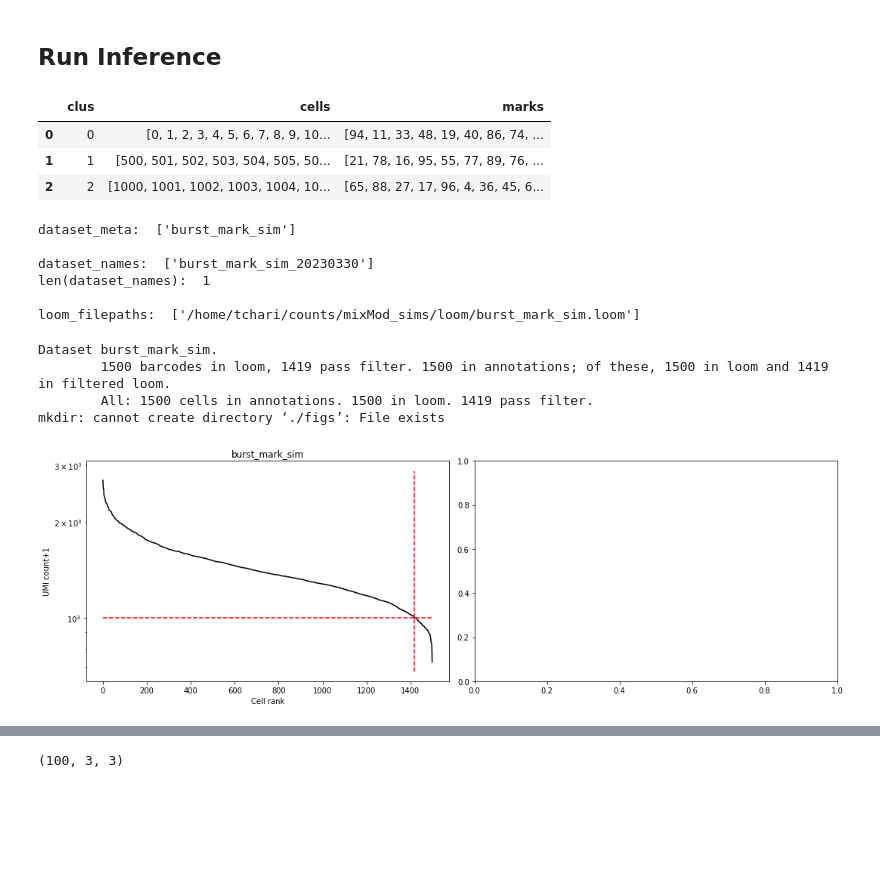
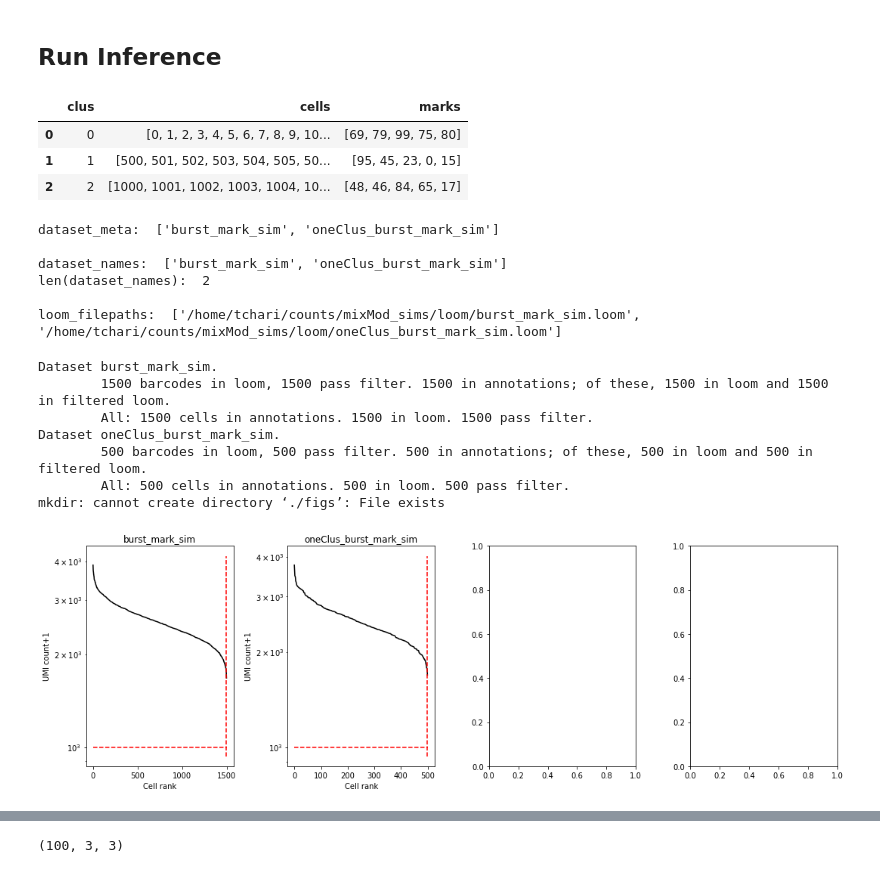
Before and after one commit to tarachari3/perturbCME, a Jupyter notebook: notebooks/20230330_mixModSimTests_Monod.ipynb, the cells around one changed output, grey strips where cells are left out. Saved outputs shown, nothing was run; the diff lists cells and outputs as text; code cells hidden in the pictures; blank space fills up the shorter version.

```diff
--- a/notebooks/20230330_mixModSimTests_Monod.ipynb
+++ b/notebooks/20230330_mixModSimTests_Monod.ipynb
@@ -129,7 +103,7 @@ n_cells = 500
 clus = 3
 # %%
 n_genes = 100
-num_marks = 10
+num_marks = 5
 # %%
 transcriptome = pd.read_csv('/home/tchari/perturbCME/notebooks/gg_200525_genome_polyA_cum_3',delim_whitespace=True,header = None)
 transcriptome.head()
@@ -227,3 +272,26 @@ retAdata = anndata.AnnData(
 retAdata.write_loom(fname)
 # %% [output]
 Making Loom
+# %%
+#Make loom with just one cluster, for comparing to Monod fits
+out_path = '/home/tchari/counts/mixMod_sims/loom/'
+U = all_counts[0:n_cells,:,0]
+S = all_counts[0:n_cells,:,1]
+geneNames = names_sub
+bs = [str(i) for i in range(n_cells)]
+
+fname = out_path+'oneClus_burst_mark_sim.loom'
+
+print('Making Loom')
+#Make loom of U/S
+retAdata = anndata.AnnData(
+			X=sparse.csr_matrix(S),
+			layers={
+				'spliced': sparse.csr_matrix(S),
+				'unspliced': sparse.csr_matrix(U),
+			},
+			obs=pd.DataFrame({'barcode': np.array(bs)},index=np.array(bs)),
+			var=pd.DataFrame({'gene_name': geneNames},index=geneNames)
+		)
+
+retAdata.write_loom(fname)
@@ -305,23 +347,23 @@ true['marks'] = true_marks
 true.head()
 # %% [output]
 |  | clus | cells | marks |
-| 0 | 0 | [0, 1, 2, 3, 4, 5, 6, 7, 8, 9, 10... | [94, 11, 33, 48, 19, 40, 86, 74, ... |
-| 1 | 1 | [500, 501, 502, 503, 504, 505, 50... | [21, 78, 16, 95, 55, 77, 89, 76, ... |
-| 2 | 2 | [1000, 1001, 1002, 1003, 1004, 10... | [65, 88, 27, 17, 96, 4, 36, 45, 6... |
+| 0 | 0 | [0, 1, 2, 3, 4, 5, 6, 7, 8, 9, 10... | [69, 79, 99, 75, 80] |
+| 1 | 1 | [500, 501, 502, 503, 504, 505, 50... | [95, 45, 23, 0, 15] |
+| 2 | 2 | [1000, 1001, 1002, 1003, 1004, 10... | [48, 46, 84, 65, 17] |
 # %%
-dataset_meta = ['burst_mark_sim']
+dataset_meta = ['burst_mark_sim','oneClus_burst_mark_sim']
 print('dataset_meta: ', dataset_meta)
 print()
 
 
 
 cluster_names = []
-dataset_names = ['burst_mark_sim_'+'20230330']   #To save
+dataset_names = ['burst_mark_sim','oneClus_burst_mark_sim']   #To save
 print('dataset_names: ', dataset_names)
 print('len(dataset_names): ',len(dataset_names))
 print()
 
-raw_data_locations = ['burst_mark_sim']
+raw_data_locations = ['burst_mark_sim','oneClus_burst_mark_sim']
 transcriptome_filepath = '/home/tchari/perturbCME/notebooks/gg_200525_genome_polyA_cum_3'
 
 spliced_layer = 'spliced'
@@ -336,14 +378,14 @@ print('loom_filepaths: ',loom_filepaths)
 
 n_datasets = len(loom_filepaths)
 # %% [output]
-dataset_meta:  ['burst_mark_sim']
+dataset_meta:  ['burst_mark_sim', 'oneClus_burst_mark_sim']
 
-dataset_names:  ['burst_mark_sim_20230330']
-len(dataset_names):  1
+dataset_names:  ['burst_mark_sim', 'oneClus_burst_mark_sim']
+len(dataset_names):  2
 
-loom_filepaths:  ['/home/tchari/counts/mixMod_sims/loom/burst_mark_sim.loom']
+loom_filepaths:  ['/home/tchari/counts/mixMod_sims/loom/burst_mark_sim.loom', '/home/tchari/counts/mixMod_sims/loom/oneClus_burst_mark_sim.loom']
 # %%
-#MAYBE SKIP FILTER FOR NOW
+#Not filtering cells for now
 cf = []
 thr_lb = [1e3]*len(dataset_meta)*2
 
@@ -357,38 +399,42 @@ for k in range(len(dataset_meta)):
         S = ds.layers[spliced_layer][:]
         U = ds.layers[unspliced_layer][:]
         gene_names = ds.ra[gene_attr]
         bcs = ds.ca[cell_attr]
         cells = S.shape[1]
         monod.preprocess.knee_plot(S+U,ax1[k],viz=True,thr=thr_lb[k])
         cf_ = ((S+U).sum(0)>thr_lb[k])
 
         n_annot_bcs = len(bcs)
         annot_bcs_in_loom = len(bcs)
         annot_bcs_in_filt_loom = cf_.sum()
         print(f'Dataset {dataset_name}. \n\t{len(bcs)} barcodes in loom, {cf_.sum()} pass filter. {n_annot_bcs} in annotations; of these, {annot_bcs_in_loom} in loom and {annot_bcs_in_filt_loom} in filtered loom.')
 
         #if k==0:
         #for subcluster in subcluster_names:
         subcluster = 'All'
-        annot_bcs = bars
-        cf.append(np.isin(bcs,annot_bcs) & cf_)
+        annot_bcs = bcs
+        #cf.append(np.isin(bcs,annot_bcs) & cf_)
+        cf.append(np.isin(bcs,annot_bcs))
         print(f'\t{subcluster}: {len(annot_bcs)} cells in annotations. {np.isin(bcs,annot_bcs).sum()} in loom. {cf[-1].sum()} pass filter.')
 
 
 
     ax1[k].set_title(dataset_name)
 
 !mkdir ./figs
 fig_dir = './figs/'
 fig_string = fig_dir + 'kneeplots_burst_mark_sim_forMM.png'
 fig1.tight_layout()
 plt.savefig(fig_string,dpi=450)
 # %% [output]
 Dataset burst_mark_sim.
-        1500 barcodes in loom, 1419 pass filter. 1500 in annotations; of these, 1500 in loom and 1419 in filtered loom.
-        All: 1500 cells in annotations. 1500 in loom. 1419 pass filter.
+        1500 barcodes in loom, 1500 pass filter. 1500 in annotations; of these, 1500 in loom and 1500 in filtered loom.
+        All: 1500 cells in annotations. 1500 in loom. 1500 pass filter.
+Dataset oneClus_burst_mark_sim.
+        500 barcodes in loom, 500 pass filter. 500 in annotations; of these, 500 in loom and 500 in filtered loom.
+        All: 500 cells in annotations. 500 in loom. 500 pass filter.
 mkdir: cannot create directory ‘./figs’: File exists
-[figure, old version]
+[figure, new version]
 # %%
 import logging, sys
 logging.basicConfig(stream=sys.stdout)
```
Also changed, not shown: parts of 43 cells of this notebook.
